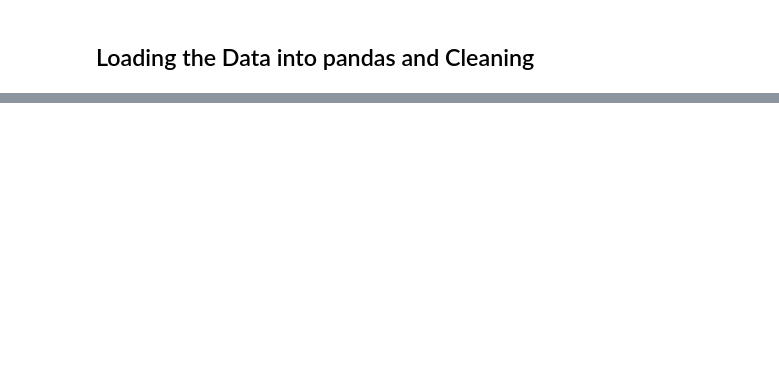
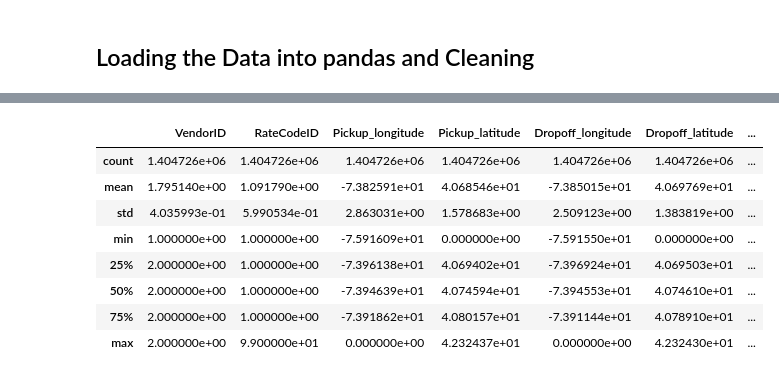
Before and after one commit to agentturbo1/Crazy-Taxi-IRL, a Jupyter notebook: Milestone, Exploration and Data Acquisition.ipynb, the cells around one changed output, grey strips where cells are left out. Saved outputs shown, nothing was run; the diff lists cells and outputs as text; code cells hidden in the pictures; blank space fills up the shorter version.

```diff
--- a/Milestone, Exploration and Data Acquisition.ipynb
+++ b/Milestone, Exploration and Data Acquisition.ipynb
@@ -47,0 +62,12 @@ yellow_data.describescribe()
+# %%
+green_data.describe()
+# %% [output]
+|  | VendorID | RateCodeID | Pickup_longitude | Pickup_latitude | Dropoff_longitude | Dropoff_latitude | ... |
+| count | 1.404726e+06 | 1.404726e+06 | 1.404726e+06 | 1.404726e+06 | 1.404726e+06 | 1.404726e+06 | ... |
+| mean | 1.795140e+00 | 1.091790e+00 | -7.382591e+01 | 4.068546e+01 | -7.385015e+01 | 4.069769e+01 | ... |
+| std | 4.035993e-01 | 5.990534e-01 | 2.863031e+00 | 1.578683e+00 | 2.509123e+00 | 1.383819e+00 | ... |
+| min | 1.000000e+00 | 1.000000e+00 | -7.591609e+01 | 0.000000e+00 | -7.591550e+01 | 0.000000e+00 | ... |
+| 25% | 2.000000e+00 | 1.000000e+00 | -7.396138e+01 | 4.069402e+01 | -7.396924e+01 | 4.069503e+01 | ... |
+| 50% | 2.000000e+00 | 1.000000e+00 | -7.394639e+01 | 4.074594e+01 | -7.394553e+01 | 4.074610e+01 | ... |
+| 75% | 2.000000e+00 | 1.000000e+00 | -7.391862e+01 | 4.080157e+01 | -7.391144e+01 | 4.078910e+01 | ... |
+| max | 2.000000e+00 | 9.900000e+01 | 0.000000e+00 | 4.232437e+01 | 0.000000e+00 | 4.232430e+01 | ... |
```
Also changed, not shown: parts of 8 cells of this notebook.
